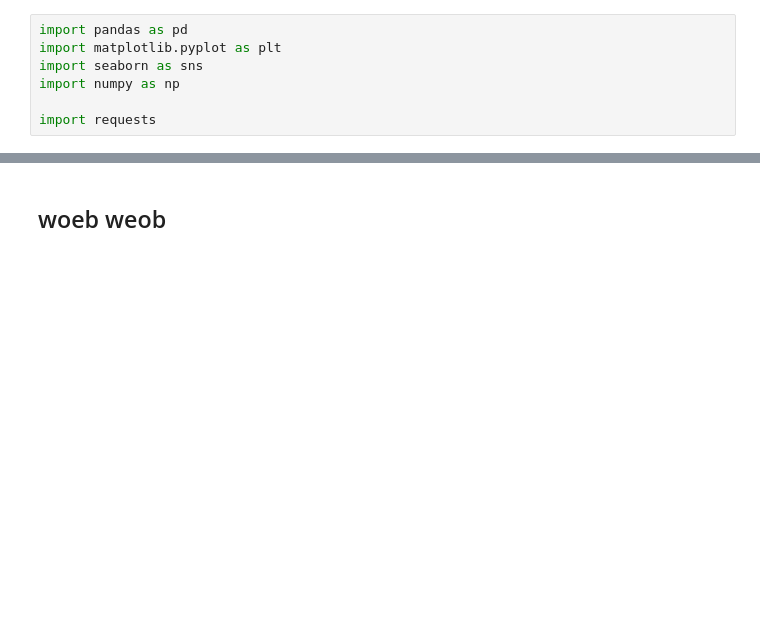
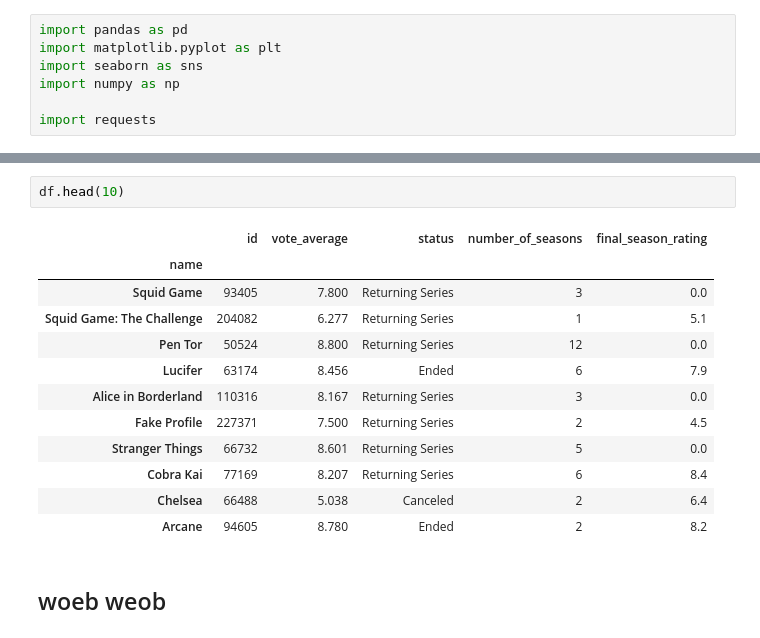
Before and after one commit to Tijnwy/DataIII, a Jupyter notebook: api.ipynb, the cells around one changed output, grey strips where cells are left out. Saved outputs shown, nothing was run; the diff lists cells and outputs as text; blank space fills up the shorter version.

```diff
--- a/api.ipynb
+++ b/api.ipynb
@@ -98,3 +106,18 @@ df
+# %%
+df.head(10)
+# %% [output]
+|  | id | vote_average | status | number_of_seasons | final_season_rating |
+| name |  |  |  |  |  |
+| Squid Game | 93405 | 7.800 | Returning Series | 3 | 0.0 |
+| Squid Game: The Challenge | 204082 | 6.277 | Returning Series | 1 | 5.1 |
+| Pen Tor | 50524 | 8.800 | Returning Series | 12 | 0.0 |
+| Lucifer | 63174 | 8.456 | Ended | 6 | 7.9 |
+| Alice in Borderland | 110316 | 8.167 | Returning Series | 3 | 0.0 |
+| Fake Profile | 227371 | 7.500 | Returning Series | 2 | 4.5 |
+| Stranger Things | 66732 | 8.601 | Returning Series | 5 | 0.0 |
+| Cobra Kai | 77169 | 8.207 | Returning Series | 6 | 8.4 |
+| Chelsea | 66488 | 5.038 | Canceled | 2 | 6.4 |
+| Arcane | 94605 | 8.780 | Ended | 2 | 8.2 |
 # %% [markdown]
 ## woeb weob
 # %% [markdown]
```
Also changed, not shown: parts of 21 cells of this notebook.
